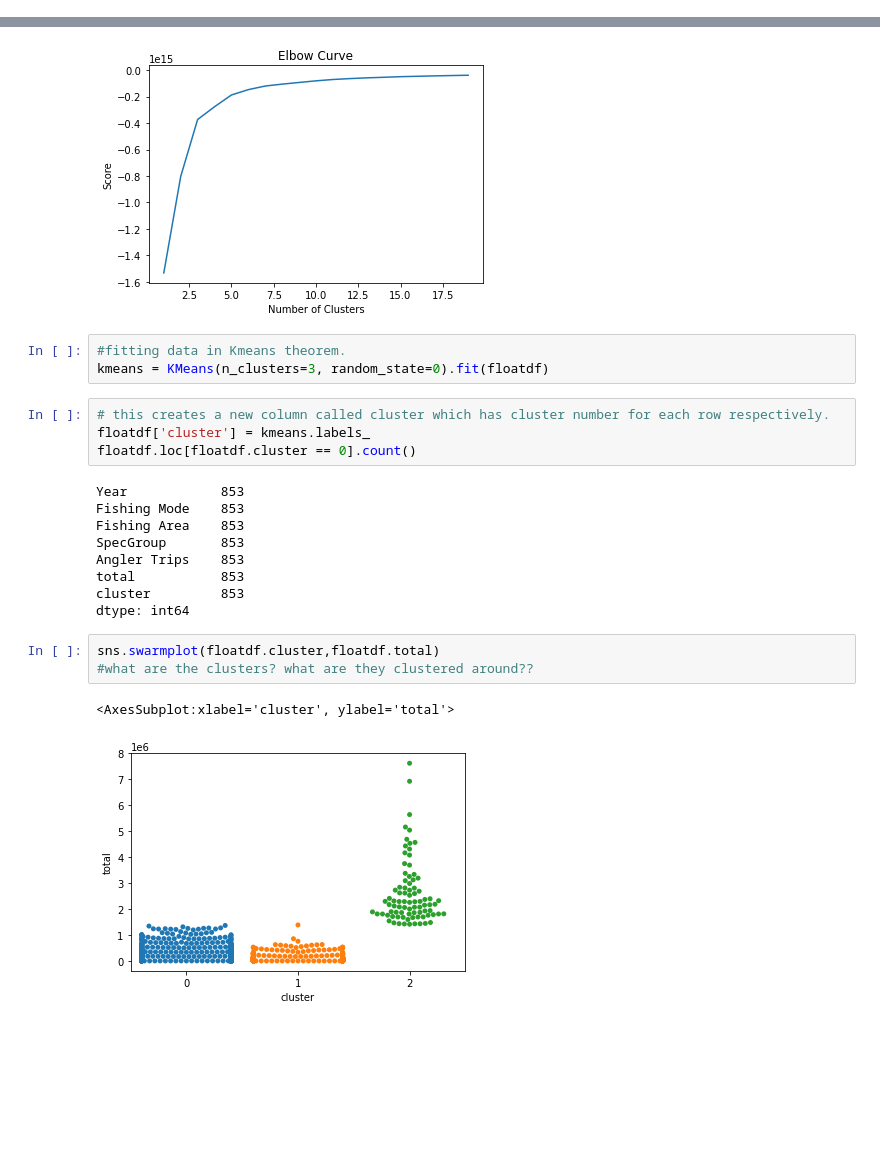
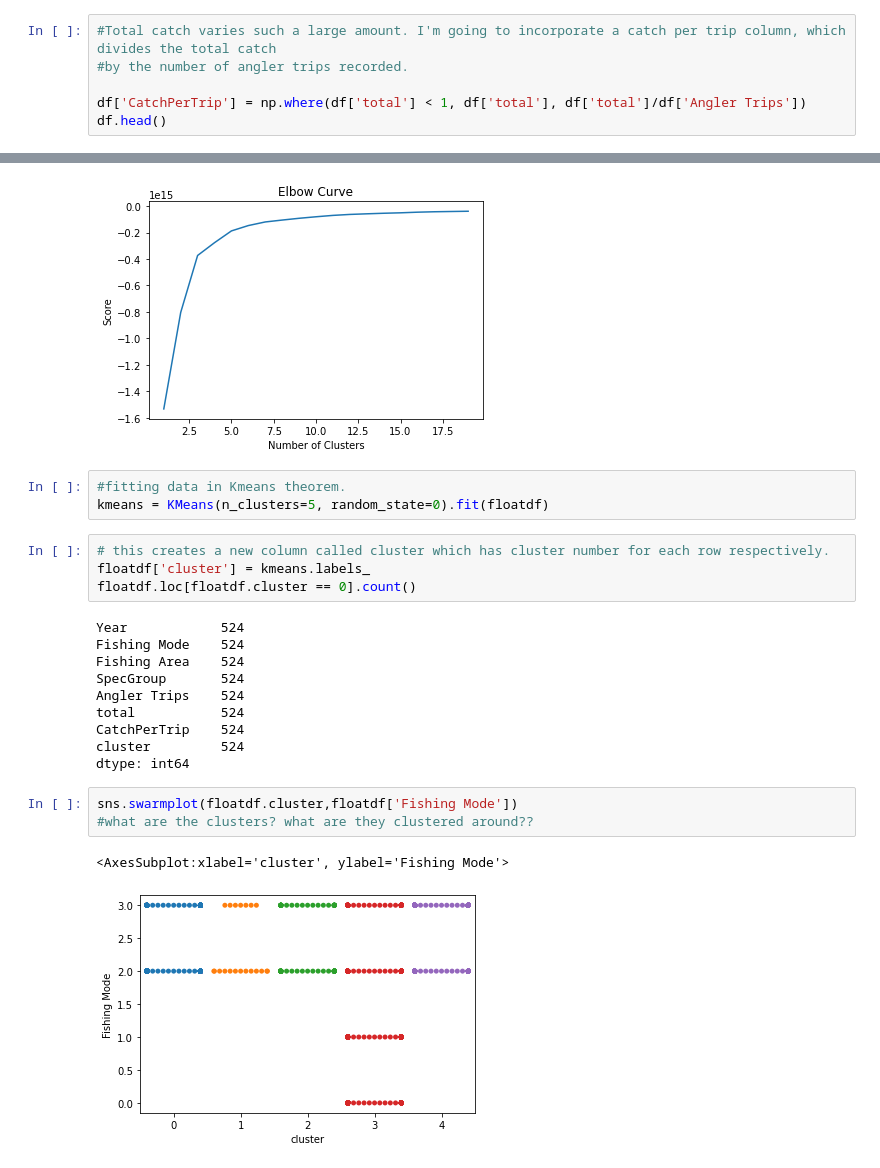
Before and after one commit to rjaynes/FishingModel, a Jupyter notebook: Fishing_Data_Wrangling.ipynb, the cells around one changed output, grey strips where cells are left out. Drawn from its saved outputs; the diff is of its cells as text; blank space fills up the shorter version.

Commit message:
finished cluster model

```diff
--- a/Fishing_Data_Wrangling.ipynb
+++ b/Fishing_Data_Wrangling.ipynb
@@ -435,0 +480,6 @@ sns.boxplot('SpecGroup','total',data=df)
+# %%
+#Total catch varies such a large amount. I'm going to incorporate a catch per trip column, which divides the total catch
+#by the number of angler trips recorded.
+
+df['CatchPerTrip'] = np.where(df['total'] < 1, df['total'], df['total']/df['Angler Trips'])
+df.head()
@@ -450,23 +519,24 @@ plt.show()
 [figure]
 # %%
 #fitting data in Kmeans theorem.
-kmeans = KMeans(n_clusters=3, random_state=0).fit(floatdf)
+kmeans = KMeans(n_clusters=5, random_state=0).fit(floatdf)
 # %%
 # this creates a new column called cluster which has cluster number for each row respectively.
 floatdf['cluster'] = kmeans.labels_
 floatdf.loc[floatdf.cluster == 0].count()
 # %% [output]
-Year            853
-Fishing Mode    853
-Fishing Area    853
-SpecGroup       853
-Angler Trips    853
-total           853
-cluster         853
+Year            524
+Fishing Mode    524
+Fishing Area    524
+SpecGroup       524
+Angler Trips    524
+total           524
+CatchPerTrip    524
+cluster         524
 dtype: int64
 # %%
-sns.swarmplot(floatdf.cluster,floatdf.total)
+sns.swarmplot(floatdf.cluster,floatdf['Fishing Mode'])
 #what are the clusters? what are they clustered around??
 # %% [output]
-<AxesSubplot:xlabel='cluster', ylabel='total'>
+<AxesSubplot:xlabel='cluster', ylabel='Fishing Mode'>
-[figure, old version]
+[figure, new version]
```
Also changed, not shown: parts of 15 cells of this notebook.
